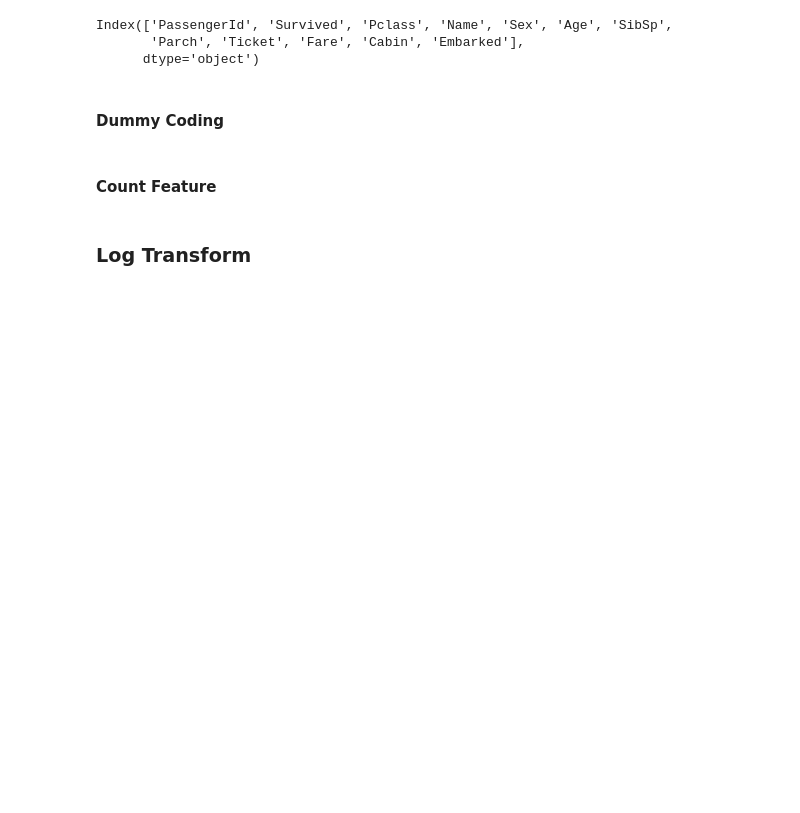
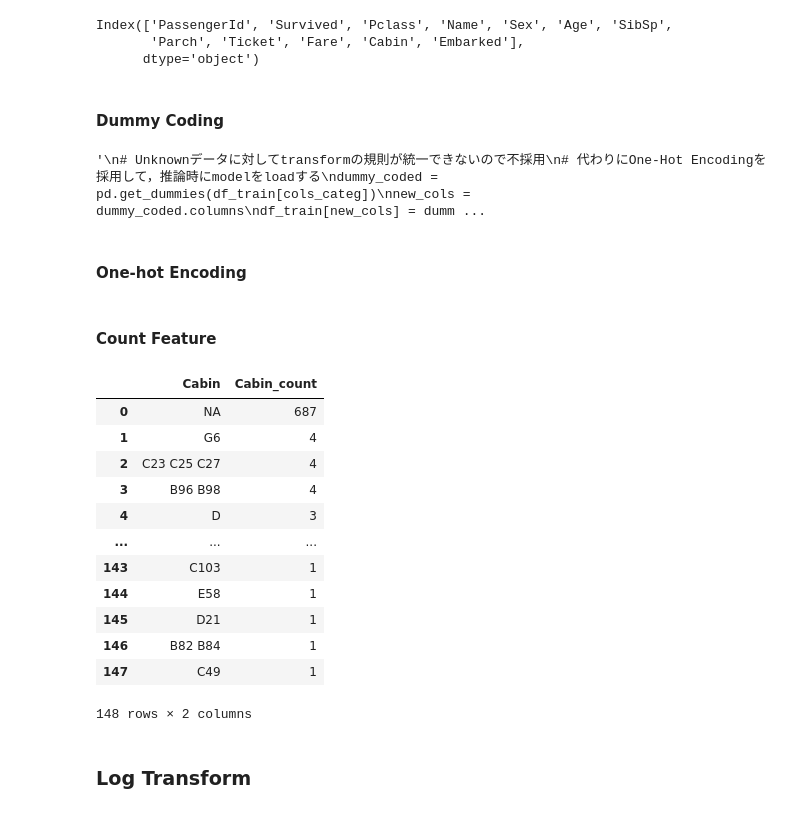
Before and after one commit to ababa831/sagemaker_mlops_demo, a Jupyter notebook: custom_algorithms/kaggle_titanic/logistic_regression/container/api/apps/experiments/titanic_sklearn_logistic_regression_sample_experiment.ipynb, the cells around one changed output. Drawn from its saved outputs; the diff is of its cells as text; code cells hidden in the pictures; blank space fills up the shorter version.

```diff
--- a/custom_algorithms/kaggle_titanic/logistic_regression/container/api/apps/experiments/titanic_sklearn_logistic_regression_sample_experiment.ipynb
+++ b/custom_algorithms/kaggle_titanic/logistic_regression/container/api/apps/experiments/titanic_sklearn_logistic_regression_sample_experiment.ipynb
@@ -219,6 +219,14 @@ cols_to_count = ['Ticket', 'Cabin']
 # %% [markdown]
 #### Dummy Coding
 # %%
+"""
+# Unknownデータに対してtransformの規則が統一できないので不採用
+# 代わりにOne-Hot Encodingを採用して，推論時にmodelをloadする
 dummy_coded = pd.get_dummies(df_train[cols_categ])
 new_cols = dummy_coded.columns
 df_train[new_cols] = dummy_coded
+"""
+# %% [output]
+'\n# Unknownデータに対してtransformの規則が統一できないので不採用\n# 代わりにOne-Hot Encodingを採用して，推論時にmodelをloadする\ndummy_coded = pd.get_dummies(df_train[cols_categ])\nnew_cols = dummy_coded.columns\ndf_train[new_cols] = dumm ...
+# %% [markdown]
+#### One-hot Encoding
@@ -230,6 +249,22 @@ for col in cols_to_count:
     tmp_counts = df_train[col].value_counts().reset_index()
     tmp_counts.columns = [col, f'{col}_count']
     df_train = pd.merge(df_train, tmp_counts, on=col, how='left')
+# %%
+tmp_counts
+# %% [output]
+|  | Cabin | Cabin_count |
+| 0 | NA | 687 |
+| 1 | G6 | 4 |
+| 2 | C23 C25 C27 | 4 |
+| 3 | B96 B98 | 4 |
+| 4 | D | 3 |
+| ... | ... | ... |
+| 143 | C103 | 1 |
+| 144 | E58 | 1 |
+| 145 | D21 | 1 |
+| 146 | B82 B84 | 1 |
+| 147 | C49 | 1 |
+148 rows × 2 columns
 # %% [markdown]
 ### Log Transform
 # %% [markdown]
```
Also changed, not shown: parts of 8 cells of this notebook, 3 other files.
